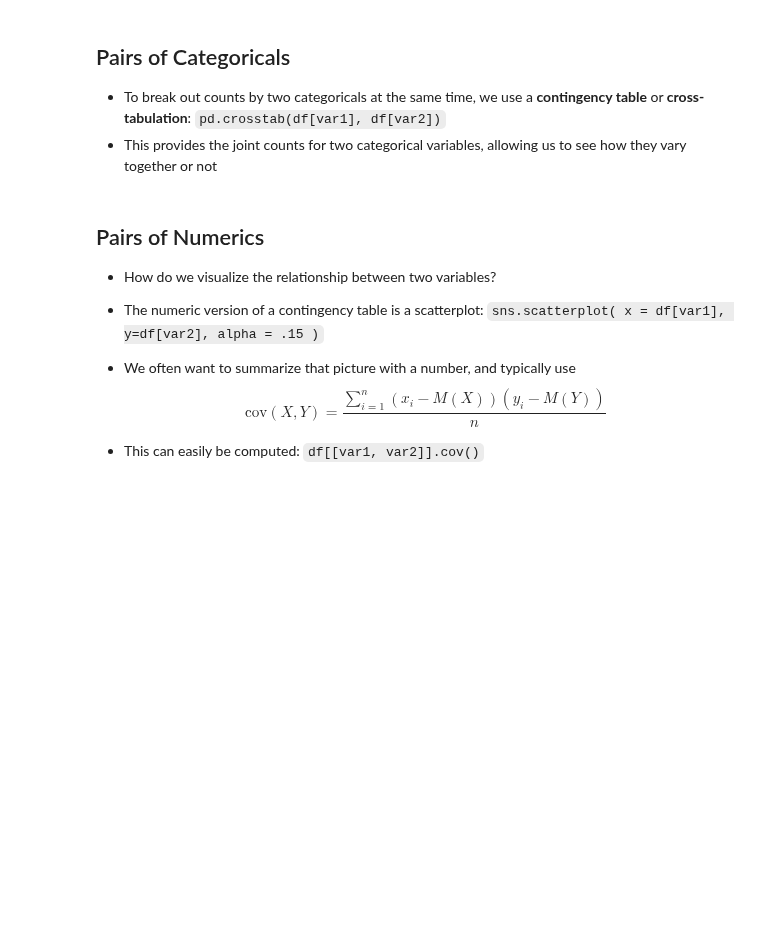
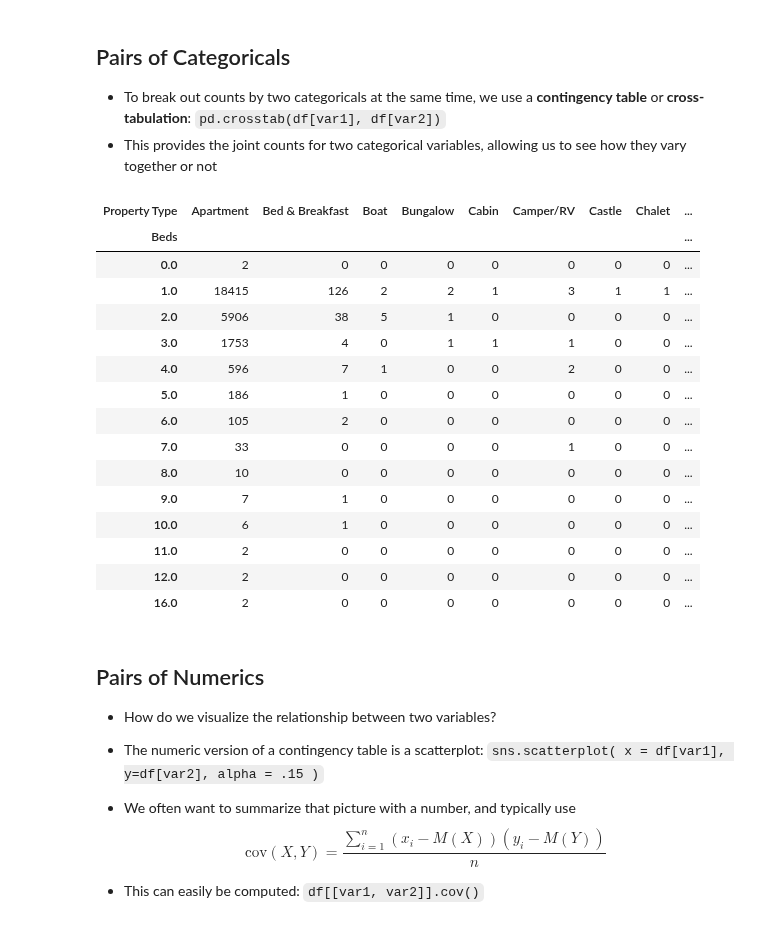
Before and after one commit to hdykens/UU_F26_templates, a Jupyter notebook: Lab01/eda.ipynb, the cells around one changed output. Saved outputs shown, nothing was run; the diff lists cells and outputs as text; code cells hidden in the pictures; blank space fills up the shorter version.

```diff
--- a/Lab01/eda.ipynb
+++ b/Lab01/eda.ipynb
@@ -98,6 +98,25 @@ $$
 
 - To break out counts by two categoricals at the same time, we use a **contingency table** or **cross-tabulation**: `pd.crosstab(df[var1], df[var2])`
 - This provides the joint counts for two categorical variables, allowing us to see how they vary together or not
+# %%
+pd.crosstab(df["Beds"], df["Property Type"])
+# %% [output]
+| Property Type | Apartment | Bed & Breakfast | Boat | Bungalow | Cabin | Camper/RV | Castle | Chalet | ... |
+| Beds |  |  |  |  |  |  |  |  | ... |
+| 0.0 | 2 | 0 | 0 | 0 | 0 | 0 | 0 | 0 | ... |
+| 1.0 | 18415 | 126 | 2 | 2 | 1 | 3 | 1 | 1 | ... |
+| 2.0 | 5906 | 38 | 5 | 1 | 0 | 0 | 0 | 0 | ... |
+| 3.0 | 1753 | 4 | 0 | 1 | 1 | 1 | 0 | 0 | ... |
+| 4.0 | 596 | 7 | 1 | 0 | 0 | 2 | 0 | 0 | ... |
+| 5.0 | 186 | 1 | 0 | 0 | 0 | 0 | 0 | 0 | ... |
+| 6.0 | 105 | 2 | 0 | 0 | 0 | 0 | 0 | 0 | ... |
+| 7.0 | 33 | 0 | 0 | 0 | 0 | 1 | 0 | 0 | ... |
+| 8.0 | 10 | 0 | 0 | 0 | 0 | 0 | 0 | 0 | ... |
+| 9.0 | 7 | 1 | 0 | 0 | 0 | 0 | 0 | 0 | ... |
+| 10.0 | 6 | 1 | 0 | 0 | 0 | 0 | 0 | 0 | ... |
+| 11.0 | 2 | 0 | 0 | 0 | 0 | 0 | 0 | 0 | ... |
+| 12.0 | 2 | 0 | 0 | 0 | 0 | 0 | 0 | 0 | ... |
+| 16.0 | 2 | 0 | 0 | 0 | 0 | 0 | 0 | 0 | ... |
 # %% [markdown]
 ## Pairs of Numerics
 
```
Also changed, not shown: parts of 9 cells of this notebook, 9 other files.
